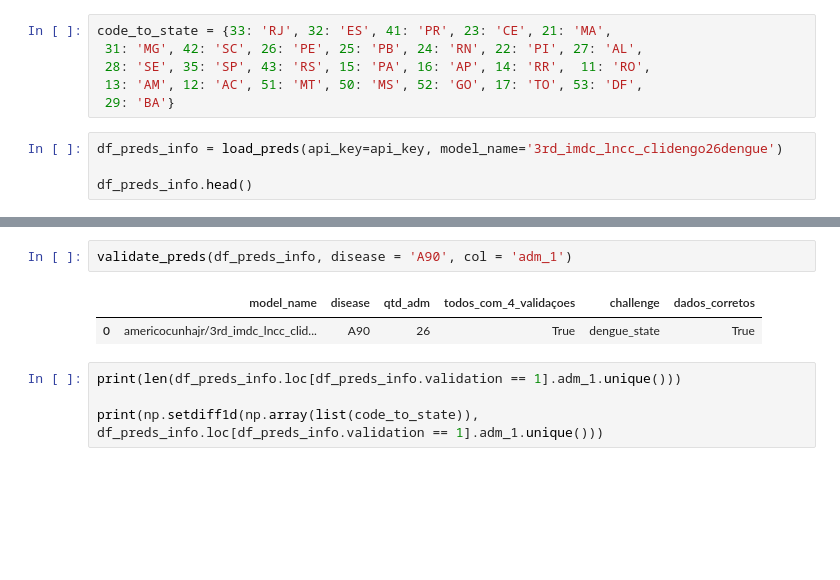
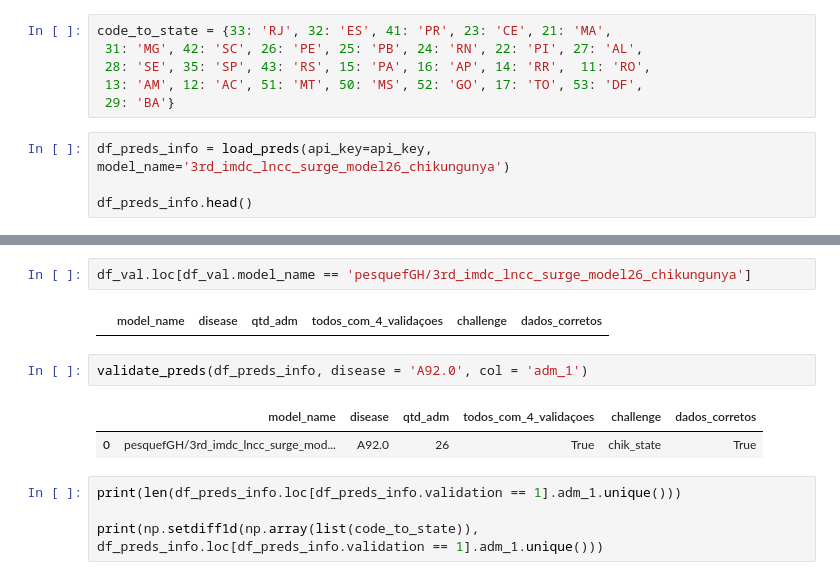
Before and after one commit to Mosqlimate-project/3rd_IMDC_results, a Jupyter notebook: validate_predictions.ipynb, the cells around one changed output, grey strips where cells are left out. Drawn from its saved outputs; the diff is of its cells as text; blank space fills up the shorter version.

```diff
--- a/validate_predictions.ipynb
+++ b/validate_predictions.ipynb
@@ -174,7 +236,7 @@ code_to_state = {33: 'RJ', 32: 'ES', 41: 'PR', 23: 'CE', 21: 'MA',
  13: 'AM', 12: 'AC', 51: 'MT', 50: 'MS', 52: 'GO', 17: 'TO', 53: 'DF',
  29: 'BA'}
 # %%
-df_preds_info = load_preds(api_key=api_key, model_name='3rd_imdc_lncc_clidengo26dengue')
+df_preds_info = load_preds(api_key=api_key, model_name='3rd_imdc_lncc_surge_model26_chikungunya')
 
 df_preds_info.head()
 # %% [output]
@@ -187,8 +260,12 @@ df_preds_info.head()
+# %%
+df_val.loc[df_val.model_name == 'pesquefGH/3rd_imdc_lncc_surge_model26_chikungunya']
+# %% [output]
+|  | model_name | disease | qtd_adm | todos_com_4_validaçoes | challenge | dados_corretos |
 # %%
-validate_preds(df_preds_info, disease = 'A90', col = 'adm_1')
+validate_preds(df_preds_info, disease = 'A92.0', col = 'adm_1')
 # %% [output]
 |  | model_name | disease | qtd_adm | todos_com_4_validaçoes | challenge | dados_corretos |
-| 0 | americocunhajr/3rd_imdc_lncc_clid... | A90 | 26 | True | dengue_state | True |
+| 0 | pesquefGH/3rd_imdc_lncc_surge_mod... | A92.0 | 26 | True | chik_state | True |
 # %%
 print(len(df_preds_info.loc[df_preds_info.validation == 1].adm_1.unique()))
 
```
Also changed, not shown: parts of 14 cells of this notebook, 23 other files.
